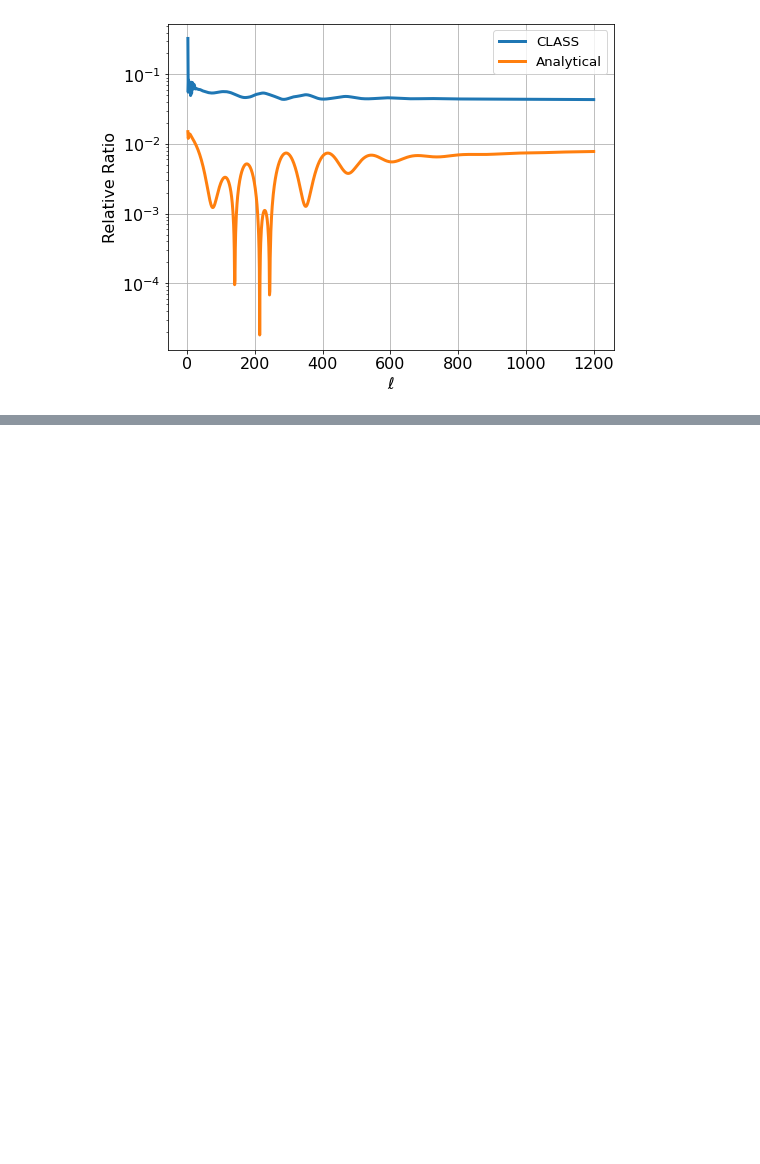
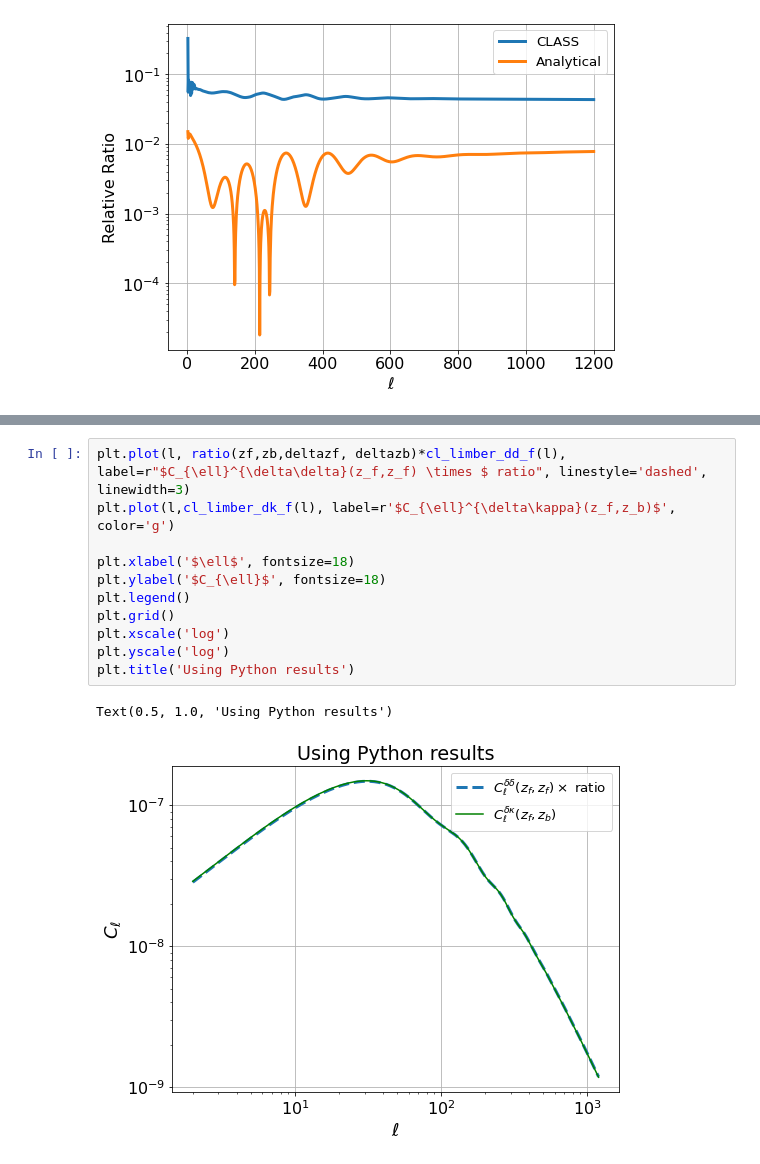
Before and after one commit to muntazirabidi/CLASS_CAMB, a Jupyter notebook: limber_cross_CLASS.ipynb, the cells around one changed output, grey strips where cells are left out. Saved outputs shown, nothing was run; the diff lists cells and outputs as text; blank space fills up the shorter version.

```diff
--- a/limber_cross_CLASS.ipynb
+++ b/limber_cross_CLASS.ipynb
@@ -373,0 +390,14 @@ plt.yscale('log')
+# %%
+plt.plot(l, ratio(zf,zb,deltazf, deltazb)*cl_limber_dd_f(l), label=r"$C_{\ell}^{\delta\delta}(z_f,z_f) \times $ ratio", linestyle='dashed', linewidth=3)
+plt.plot(l,cl_limber_dk_f(l), label=r'$C_{\ell}^{\delta\kappa}(z_f,z_b)$', color='g')
+
+plt.xlabel('$\ell$', fontsize=18)
+plt.ylabel('$C_{\ell}$', fontsize=18)
+plt.legend()
+plt.grid()
+plt.xscale('log')
+plt.yscale('log')
+plt.title('Using Python results')
+# %% [output]
+Text(0.5, 1.0, 'Using Python results')
+[figure, added]
```
Also changed, not shown: parts of 2 cells of this notebook.
